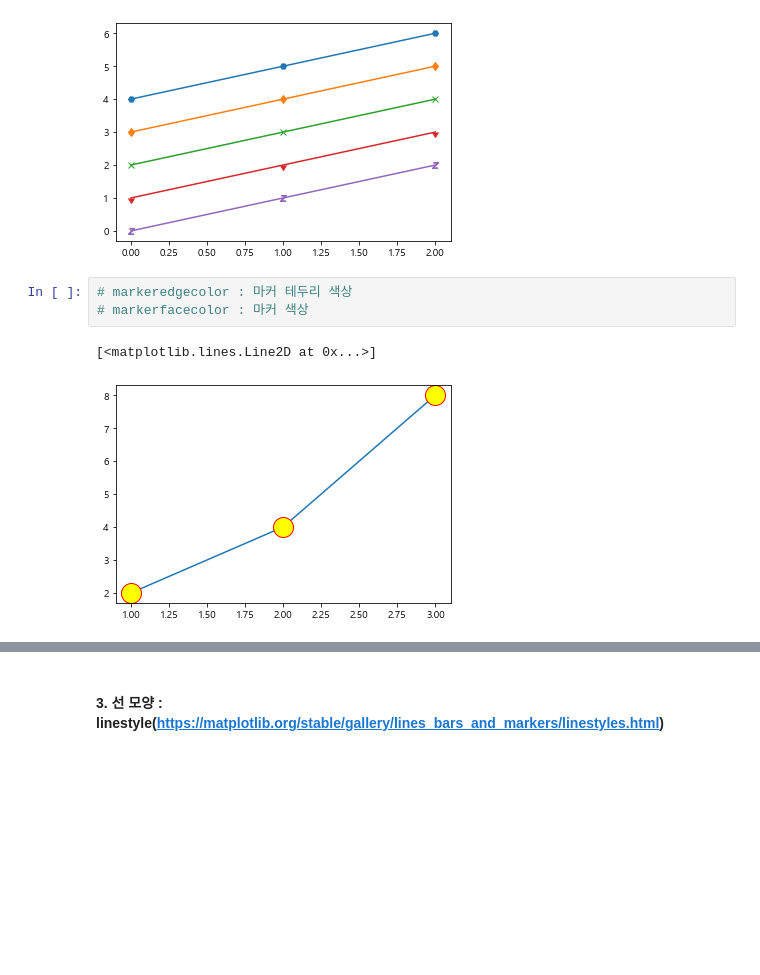
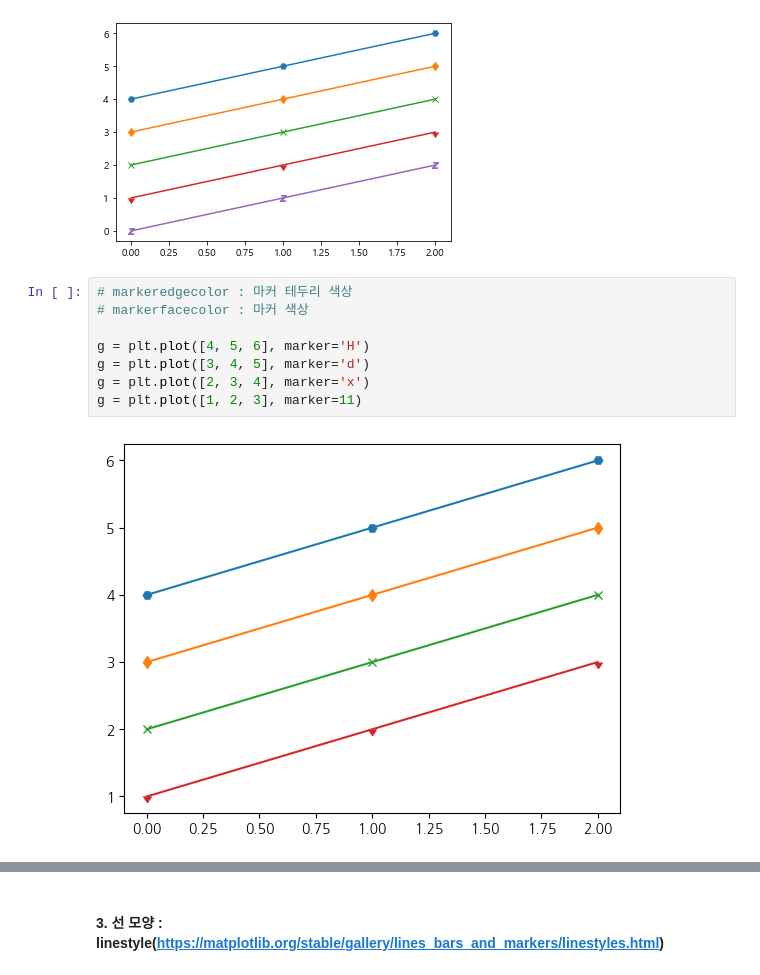
Before and after one commit to NamGle6318/pythonSource, a Jupyter notebook: matplotlib/04. 스타일.ipynb, the cells around one changed output, grey strips where cells are left out. Drawn from its saved outputs; the diff is of its cells as text; blank space fills up the shorter version.

Commit message:
matplotlib를 이용하여 데이터 시각화 연습

```diff
--- a/matplotlib/04. 스타일.ipynb
+++ b/matplotlib/04. 스타일.ipynb
@@ -26,6 +40,10 @@
 # %%
 # markeredgecolor : 마커 테두리 색상
 # markerfacecolor : 마커 색상
+
+g = plt.plot([4, 5, 6], marker='H')
+g = plt.plot([3, 4, 5], marker='d')
+g = plt.plot([2, 3, 4], marker='x')
+g = plt.plot([1, 2, 3], marker=11)
 # %% [output]
-[<matplotlib.lines.Line2D at 0x...>]
-[figure, old version]
+[figure, new version]
```
Also changed, not shown: parts of 17 cells of this notebook, 10 other files.
